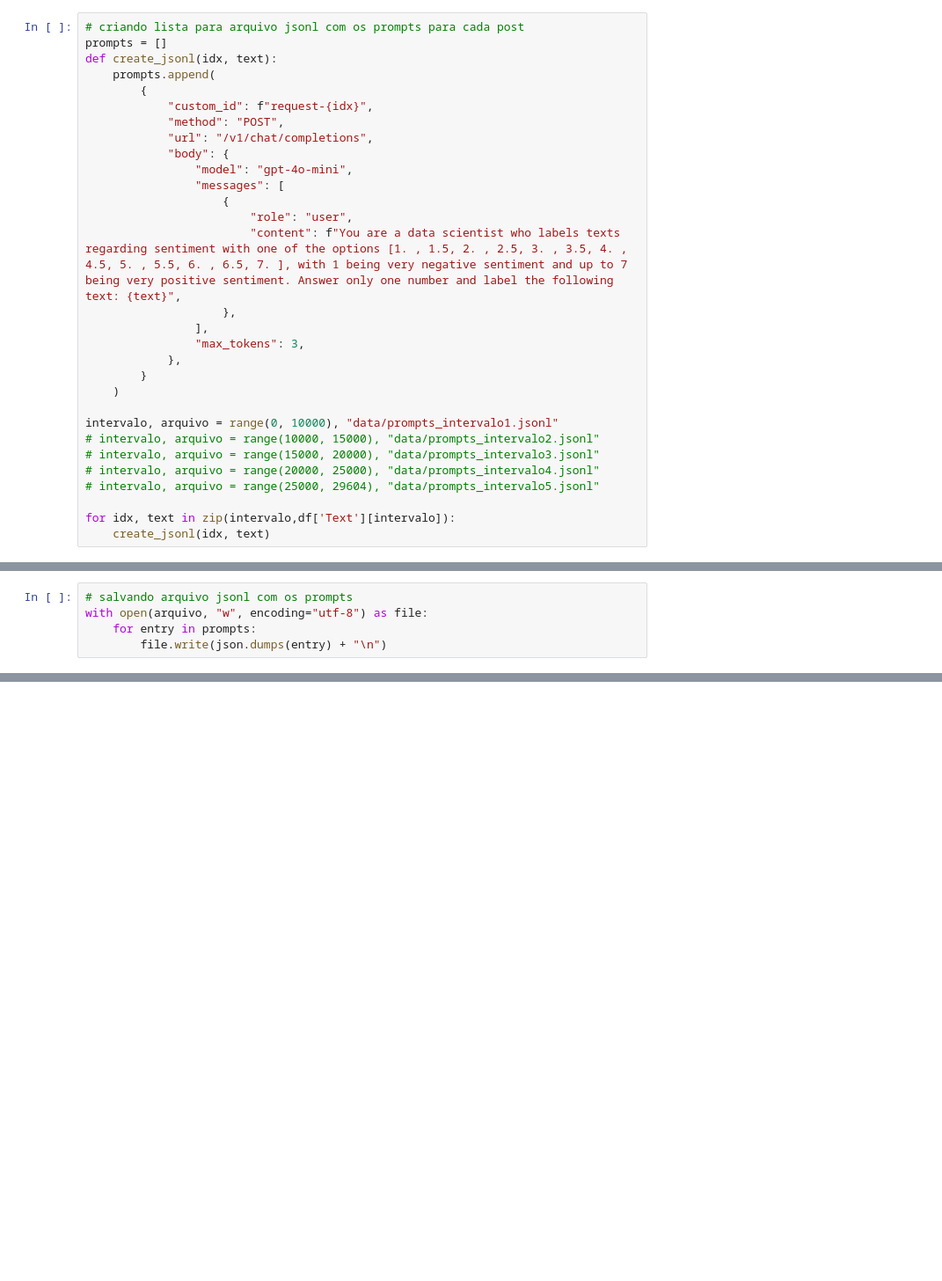
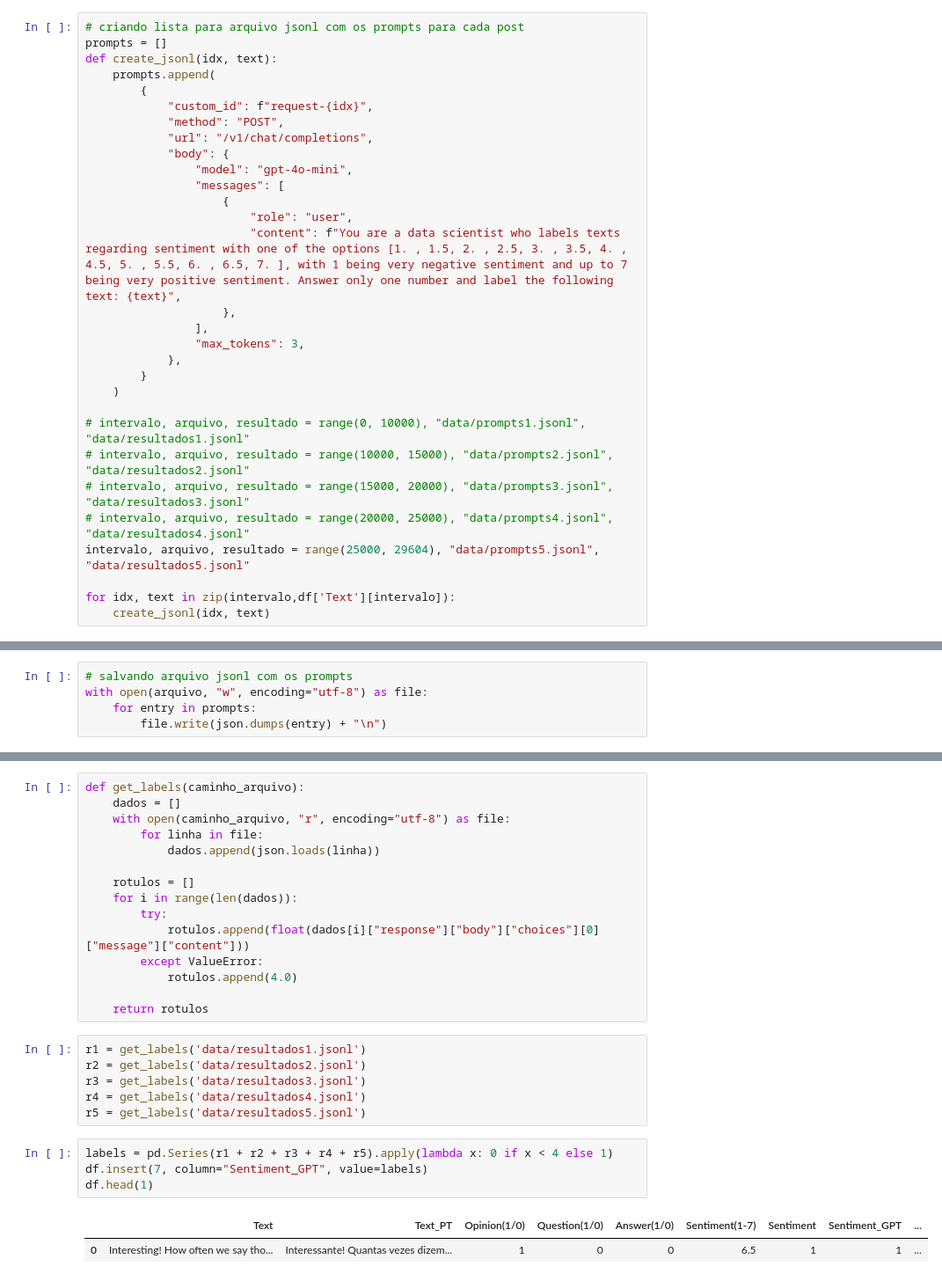
Before and after one commit to antoniolmcandido/api-gpt-label-datasets, a Jupyter notebook: notebook.ipynb, the cells around one changed output, grey strips where cells are left out. Shown at 88% size. Drawn from its saved outputs; the diff is of its cells as text; blank space fills up the shorter version.

```diff
--- a/notebook.ipynb
+++ b/notebook.ipynb
@@ -171,11 +182,11 @@ def create_jsonl(idx, text):
         }
     )
 
-intervalo, arquivo = range(0, 10000), "data/prompts_intervalo1.jsonl"
-# intervalo, arquivo = range(10000, 15000), "data/prompts_intervalo2.jsonl"
-# intervalo, arquivo = range(15000, 20000), "data/prompts_intervalo3.jsonl"
-# intervalo, arquivo = range(20000, 25000), "data/prompts_intervalo4.jsonl"
-# intervalo, arquivo = range(25000, 29604), "data/prompts_intervalo5.jsonl"
+# intervalo, arquivo, resultado = range(0, 10000), "data/prompts1.jsonl", "data/resultados1.jsonl"
+# intervalo, arquivo, resultado = range(10000, 15000), "data/prompts2.jsonl", "data/resultados2.jsonl"
+# intervalo, arquivo, resultado = range(15000, 20000), "data/prompts3.jsonl", "data/resultados3.jsonl"
+# intervalo, arquivo, resultado = range(20000, 25000), "data/prompts4.jsonl", "data/resultados4.jsonl"
+intervalo, arquivo, resultado = range(25000, 29604), "data/prompts5.jsonl", "data/resultados5.jsonl"
 
 for idx, text in zip(intervalo,df['Text'][intervalo]):
     create_jsonl(idx, text)
@@ -226,0 +303,28 @@ Batch(id='batch_67f0760703908190bfda1a0792bb77b8', completion_window='24h', crea
+# %%
+def get_labels(caminho_arquivo):
+    dados = []
+    with open(caminho_arquivo, "r", encoding="utf-8") as file:
+        for linha in file:
+            dados.append(json.loads(linha))
+
+    rotulos = []
+    for i in range(len(dados)):
+        try:
+            rotulos.append(float(dados[i]["response"]["body"]["choices"][0]["message"]["content"]))
+        except ValueError:
+            rotulos.append(4.0)
+
+    return rotulos
+# %%
+r1 = get_labels('data/resultados1.jsonl')
+r2 = get_labels('data/resultados2.jsonl')
+r3 = get_labels('data/resultados3.jsonl')
+r4 = get_labels('data/resultados4.jsonl')
+r5 = get_labels('data/resultados5.jsonl')
+# %%
+labels = pd.Series(r1 + r2 + r3 + r4 + r5).apply(lambda x: 0 if x < 4 else 1)
+df.insert(7, column="Sentiment_GPT", value=labels)
+df.head(1)
+# %% [output]
+|  | Text | Text_PT | Opinion(1/0) | Question(1/0) | Answer(1/0) | Sentiment(1-7) | Sentiment | Sentiment_GPT | ... |
+| 0 | Interesting! How often we say tho... | Interessante! Quantas vezes dizem... | 1 | 0 | 0 | 6.5 | 1 | 1 | ... |
```
Also changed, not shown: parts of 13 cells of this notebook.
